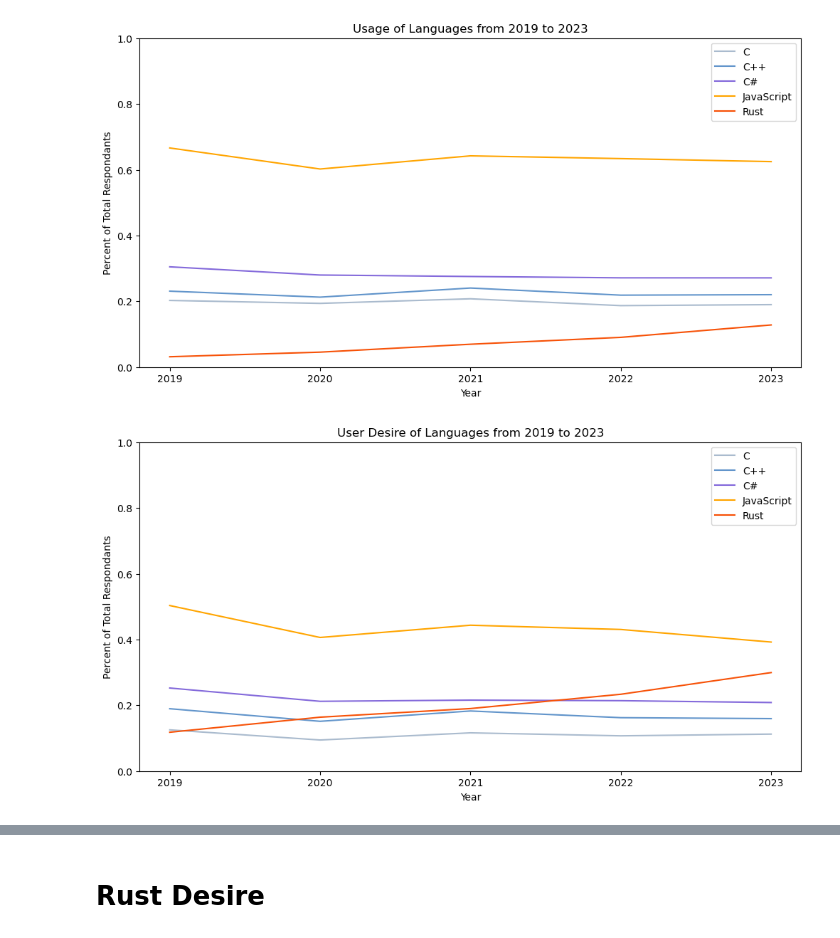
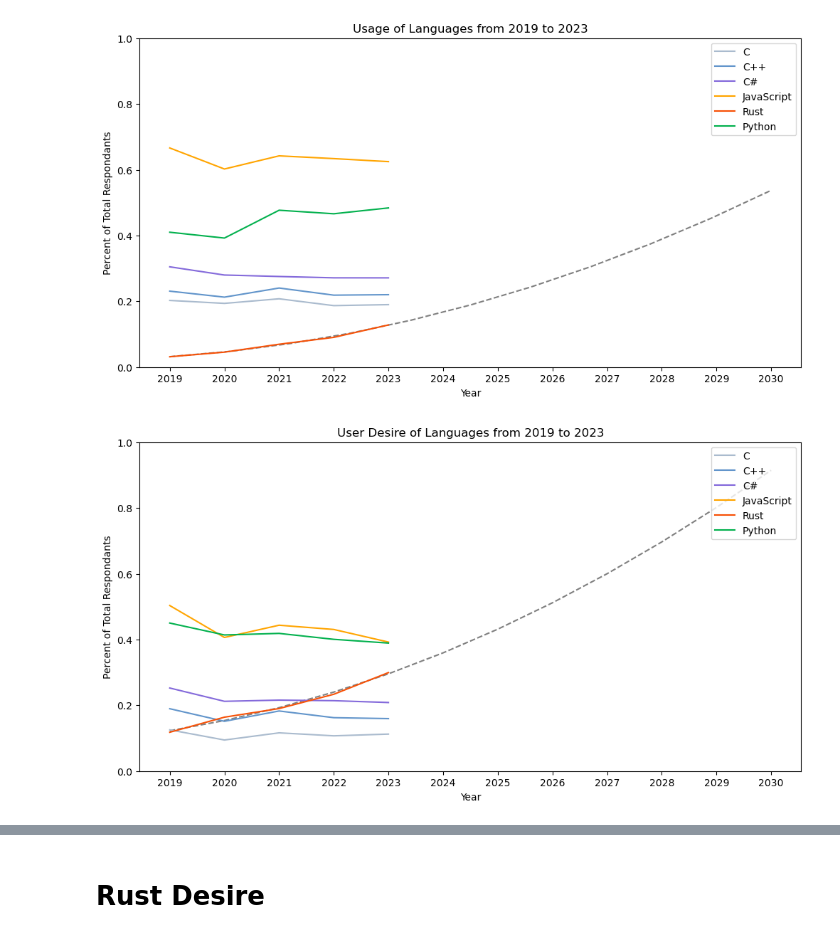
Before and after one commit to BTWFH/The-Best-Programming-Language-to-Learn, a Jupyter notebook: notebooks/data_correlations_rust.ipynb, the cells around one changed output, grey strips where cells are left out. Drawn from its saved outputs; the diff is of its cells as text; code cells hidden in the pictures.

```diff
--- a/notebooks/data_correlations_rust.ipynb
+++ b/notebooks/data_correlations_rust.ipynb
@@ -71,26 +71,38 @@ for i in range(5):
 rust_users = []
 for i in range(5):
     rust_users.append(dicts[i]['Rust']/respondant_counts[i])
+python_users = []
+for i in range(5):
+    python_users.append(dicts[i]['Python']/respondant_counts[i])
+
+coefficients = np.polyfit(years, rust_users, 2)
+polynomial = np.poly1d(coefficients)
+
+x_vals = np.linspace(min(years), max(years)+7, 11)
+y_vals = polynomial(x_vals)
 
 fig = plt.figure(figsize=(12, 6))
 ax = fig.add_subplot()
+
+ax.plot(x_vals, y_vals, '--', color='grey')
 
 ax.plot(years, c_users, label='C', color='#aabbce')
 ax.plot(years, c_plus_plus_users, label='C++', color='#6295cb')
 ax.plot(years, c_sharp_users, label='C#', color='#846adb')
 ax.plot(years, javascript_users, label='JavaScript', color='orange')
 ax.plot(years, rust_users, label='Rust', color='#f75208')
+ax.plot(years, python_users, label='Python', color='#03b14e')
 
 ax.set_title('Usage of Languages from 2019 to 2023')
 ax.set_xlabel('Year')
 ax.set_ylabel('Percent of Total Respondants')
 ax.set_ylim(0, 1)
-ax.set_xticks(years)
+ax.set_xticks(years+[2024, 2025, 2026, 2027, 2028, 2029, 2030])
 
 ax.legend()
 plt.show()
 # %% [output]
-[figure, old version]
+[figure, new version]
 # %%
 dicts = []
 for i in range(2019, 2024):
@@ -118,35 +130,47 @@ for i in range(5):
 desired_c_plus_plus_users = []
 for i in range(5):
     desired_c_plus_plus_users.append(dicts[i]['C++']/respondant_counts[i])
 desired_c_users = []
 for i in range(5):
     desired_c_users.append(dicts[i]['C']/respondant_counts[i])
 desired_javascript_users = []
 for i in range(5):
     desired_javascript_users.append(dicts[i]['JavaScript']/respondant_counts[i])
 desired_rust_users = []
 for i in range(5):
     desired_rust_users.append(dicts[i]['Rust']/respondant_counts[i])
+desired_python_users = []
+for i in range(5):
+    desired_python_users.append(dicts[i]['Python']/respondant_counts[i])
+
+coefficients = np.polyfit(years, desired_rust_users, 2)
+polynomial = np.poly1d(coefficients)
+
+x_vals = np.linspace(min(years), max(years)+7, 12)
+y_vals = polynomial(x_vals)
 
 fig = plt.figure(figsize=(12, 6))
 ax = fig.add_subplot()
+
+ax.plot(x_vals, y_vals, '--', color='grey')
 
 ax.plot(years, desired_c_users, label='C', color='#aabbce')
 ax.plot(years, desired_c_plus_plus_users, label='C++', color='#6295cb')
 ax.plot(years, desired_c_sharp_users, label='C#', color='#846adb')
 ax.plot(years, desired_javascript_users, label='JavaScript', color='orange')
 ax.plot(years, desired_rust_users, label='Rust', color='#f75208')
+ax.plot(years, desired_python_users, label='Python', color='#03b14e')
 
 ax.set_title('User Desire of Languages from 2019 to 2023')
 ax.set_xlabel('Year')
 ax.set_ylabel('Percent of Total Respondants')
 ax.set_ylim(0, 1)
-ax.set_xticks(years)
+ax.set_xticks(years+[2024, 2025, 2026, 2027, 2028, 2029, 2030])
 ax.legend(loc=1)
 
 plt.show()
 # %% [output]
-[figure, old version]
+[figure, new version]
 # %%
 def find_average_us_salary(language):
     pays = []
```
Also changed, not shown: parts of 11 cells of this notebook.
